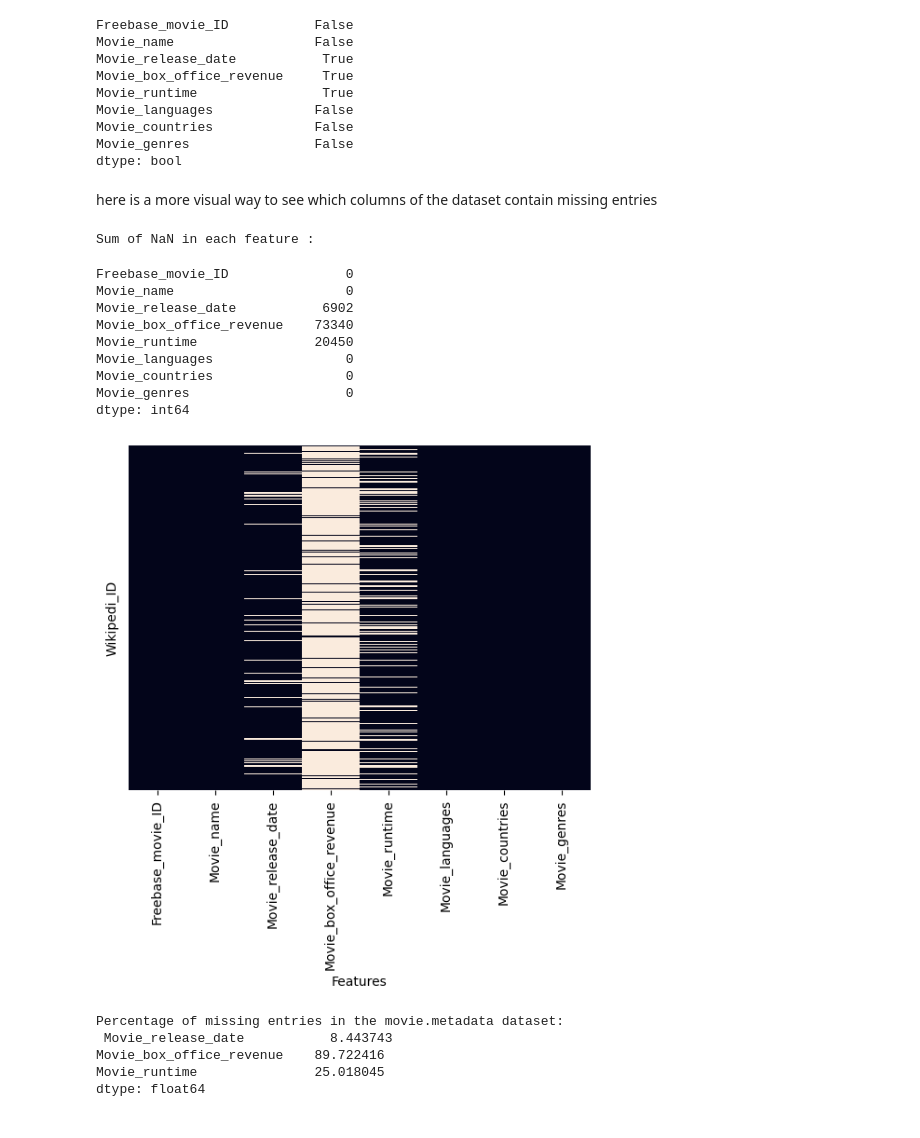
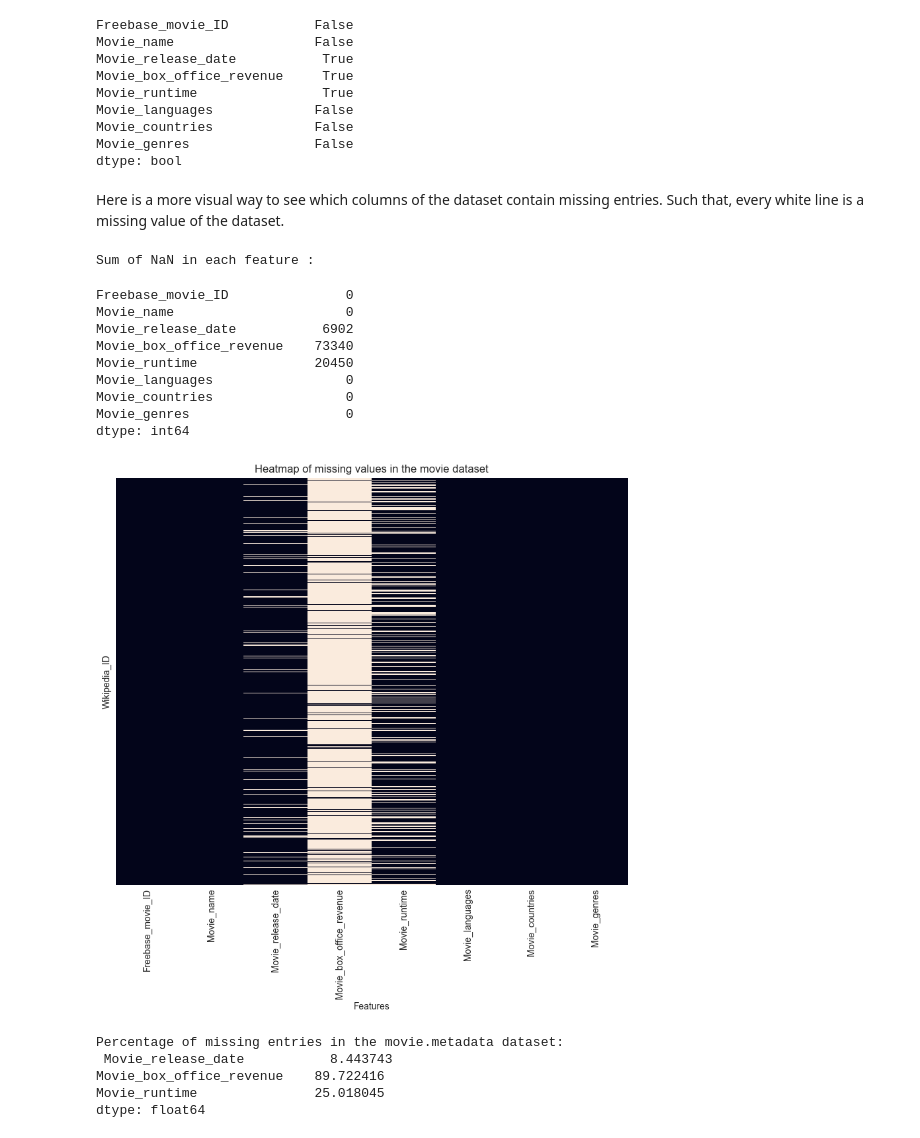
Before and after one commit to epfl-ada/ada-2022-project-cyga, a Jupyter notebook: preprocessing.ipynb, the cells around one changed output. Saved outputs shown, nothing was run; the diff lists cells and outputs as text; code cells hidden in the pictures.

```diff
--- a/preprocessing.ipynb
+++ b/preprocessing.ipynb
@@ -164,24 +182,27 @@ Movie_countries             False
 Movie_genres                False
 dtype: bool
 # %% [markdown]
-here is a more visual way to see which columns of the dataset contain missing entries
+Here is a more visual way to see which columns of the dataset contain missing entries. Such that, every white line is a missing value of the dataset.
 # %%
-ax=sns.heatmap(movie_metadata.isna(), yticklabels=False,cbar=False)
-ax.set(xlabel="Features", ylabel="Wikipedi_ID")
+fig, ax = plt.subplots(figsize=(10,8))
+sns.heatmap(movie_metadata.isna(), yticklabels=False, cbar=False)
+ax.set(xlabel="Features", ylabel="Wikipedia_ID")
+ax.set_title('Heatmap of missing values in the movie dataset')
+
 print('Sum of NaN in each feature : ')
 movie_metadata.isna().sum(axis = 0)
 # %% [output]
 Sum of NaN in each feature :
 Freebase_movie_ID               0
 Movie_name                      0
 Movie_release_date           6902
 Movie_box_office_revenue    73340
 Movie_runtime               20450
 Movie_languages                 0
 Movie_countries                 0
 Movie_genres                    0
 dtype: int64
-[figure, old version]
+[figure, new version]
 # %%
 n_movie=len(movie_metadata)
 print('Percentage of missing entries in the movie.metadata dataset:\n', 100*movie_metadata[['Movie_release_date', 'Movie_box_office_revenue', 'Movie_runtime']].isna().sum() / n_movie)
```
Also changed, not shown: parts of 46 cells of this notebook.
